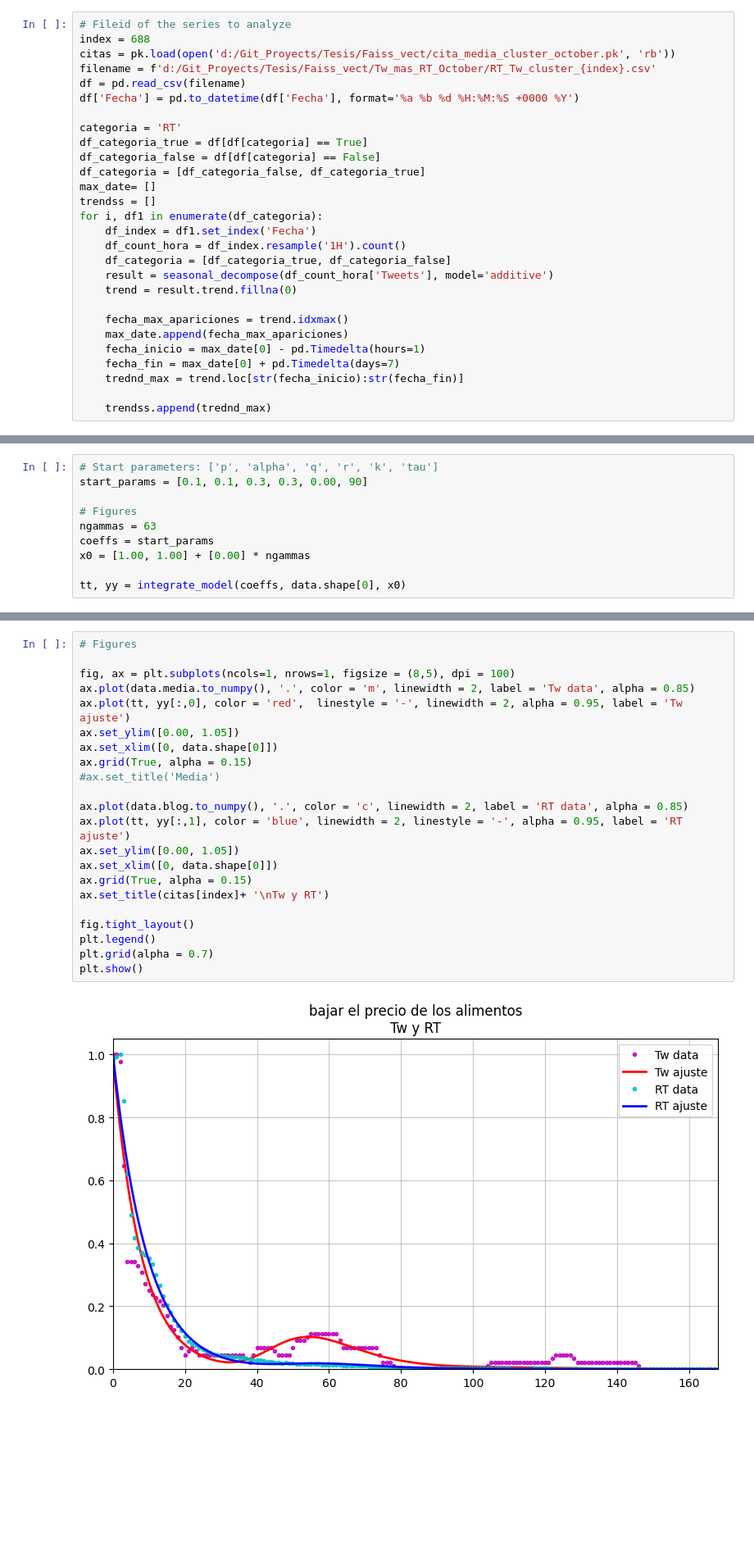
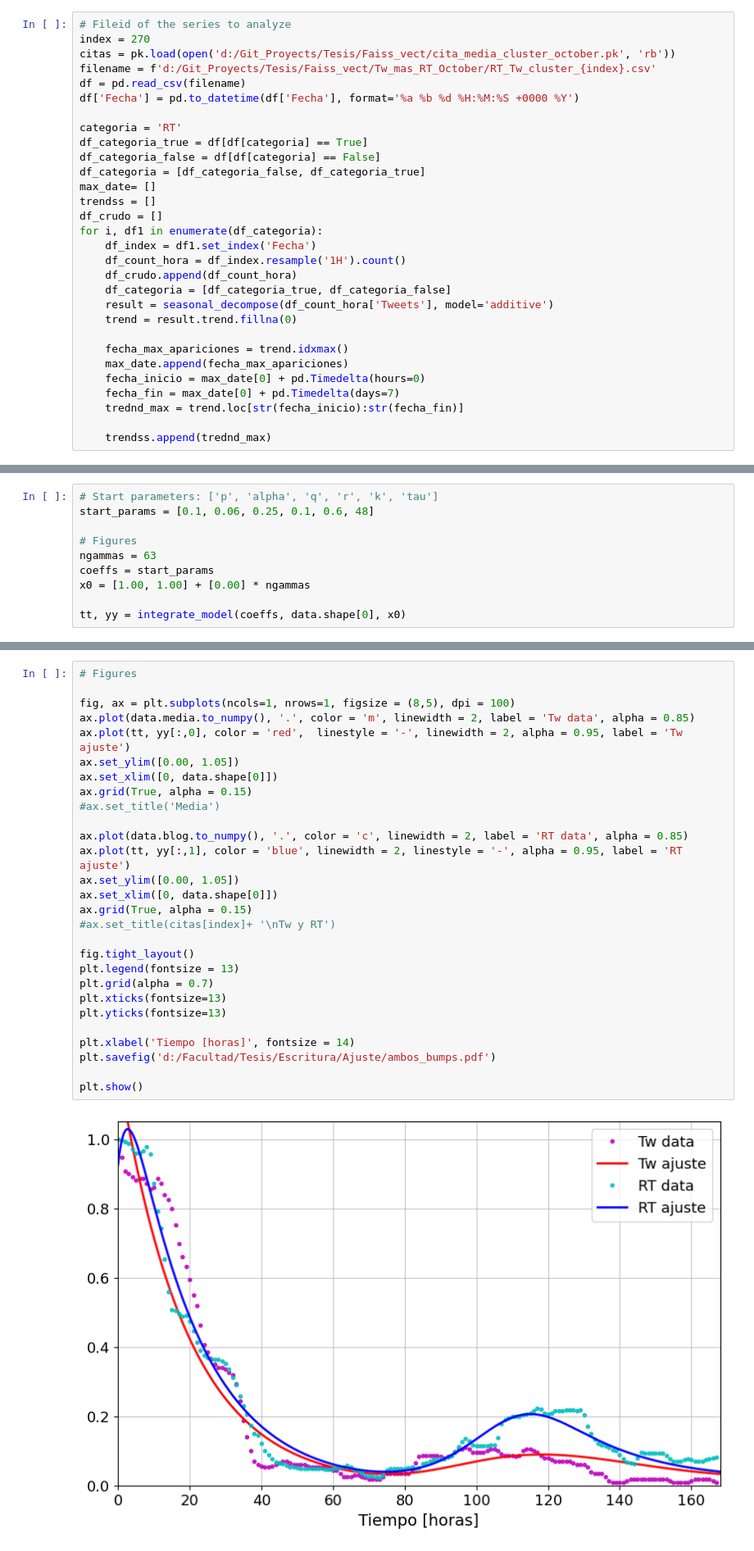
Before and after one commit to Ale-Mildiner/Tesis, a Jupyter notebook: Ajuste/Integracion_modelo_ajuste.ipynb, the cells around one changed output, grey strips where cells are left out. Shown at 82% size. Cells and saved outputs as stored; diff of their text form; blank space fills up the shorter version.

Commit message:
actualiza archivos para generar imagenes

```diff
--- a/Ajuste/Integracion_modelo_ajuste.ipynb
+++ b/Ajuste/Integracion_modelo_ajuste.ipynb
@@ -45,7 +45,7 @@ def integrate_model(args, tmax, x0):
 ### Initial guess
 # %%
 # Fileid of the series to analyze
-index = 688
+index = 270
 citas = pk.load(open('d:/Git_Proyects/Tesis/Faiss_vect/cita_media_cluster_october.pk', 'rb'))
 filename = f'd:/Git_Proyects/Tesis/Faiss_vect/Tw_mas_RT_October/RT_Tw_cluster_{index}.csv'
 df = pd.read_csv(filename)
@@ -57,16 +57,18 @@ df_categoria_false = df[df[categoria] == False]
 df_categoria = [df_categoria_false, df_categoria_true]
 max_date= []
 trendss = []
+df_crudo = []
 for i, df1 in enumerate(df_categoria):
     df_index = df1.set_index('Fecha')
     df_count_hora = df_index.resample('1H').count()
+    df_crudo.append(df_count_hora)
     df_categoria = [df_categoria_true, df_categoria_false]
     result = seasonal_decompose(df_count_hora['Tweets'], model='additive')
     trend = result.trend.fillna(0)
 
     fecha_max_apariciones = trend.idxmax()
     max_date.append(fecha_max_apariciones)
-    fecha_inicio = max_date[0] - pd.Timedelta(hours=1)
+    fecha_inicio = max_date[0] + pd.Timedelta(hours=0)
     fecha_fin = max_date[0] + pd.Timedelta(days=7)
     trednd_max = trend.loc[str(fecha_inicio):str(fecha_fin)]
 
@@ -127,7 +129,7 @@ data
 168 rows × 2 columns
 # %%
 # Start parameters: ['p', 'alpha', 'q', 'r', 'k', 'tau']
-start_params = [0.1, 0.1, 0.3, 0.3, 0.00, 90]
+start_params = [0.1, 0.06, 0.25, 0.1, 0.6, 48]
 
 # Figures
 ngammas = 63
@@ -307,27 +338,33 @@ plt.show()
 # %%
 # Figures
 
 fig, ax = plt.subplots(ncols=1, nrows=1, figsize = (8,5), dpi = 100)
 ax.plot(data.media.to_numpy(), '.', color = 'm', linewidth = 2, label = 'Tw data', alpha = 0.85)
 ax.plot(tt, yy[:,0], color = 'red',  linestyle = '-', linewidth = 2, alpha = 0.95, label = 'Tw ajuste')
 ax.set_ylim([0.00, 1.05])
 ax.set_xlim([0, data.shape[0]])
 ax.grid(True, alpha = 0.15)
 #ax.set_title('Media')
 
 ax.plot(data.blog.to_numpy(), '.', color = 'c', linewidth = 2, label = 'RT data', alpha = 0.85)
 ax.plot(tt, yy[:,1], color = 'blue', linewidth = 2, linestyle = '-', alpha = 0.95, label = 'RT ajuste')
 ax.set_ylim([0.00, 1.05])
 ax.set_xlim([0, data.shape[0]])
 ax.grid(True, alpha = 0.15)
-ax.set_title(citas[index]+ '\nTw y RT')
+#ax.set_title(citas[index]+ '\nTw y RT')
 
 fig.tight_layout()
-plt.legend()
+plt.legend(fontsize = 13)
 plt.grid(alpha = 0.7)
+plt.xticks(fontsize=13)
+plt.yticks(fontsize=13)
+
+plt.xlabel('Tiempo [horas]', fontsize = 14)
+plt.savefig('d:/Facultad/Tesis/Escritura/Ajuste/ambos_bumps.pdf')
+
 plt.show()
 # %% [output]
-[figure, old version]
+[figure, new version]
 # %%
 # Phase diagram
 
```
Also changed, not shown: parts of 13 cells of this notebook, 9 other files.
